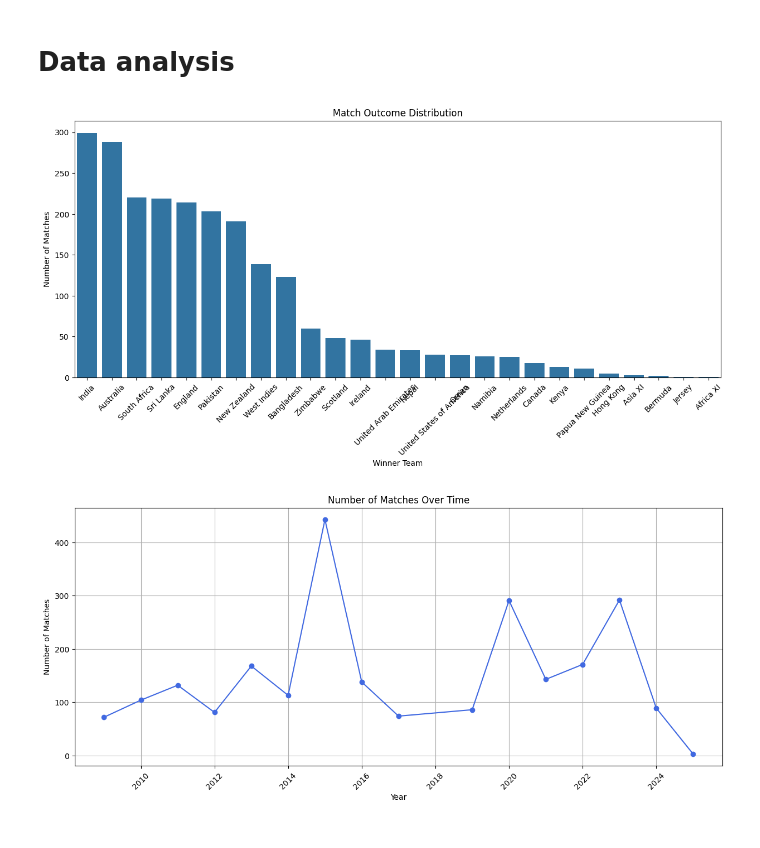
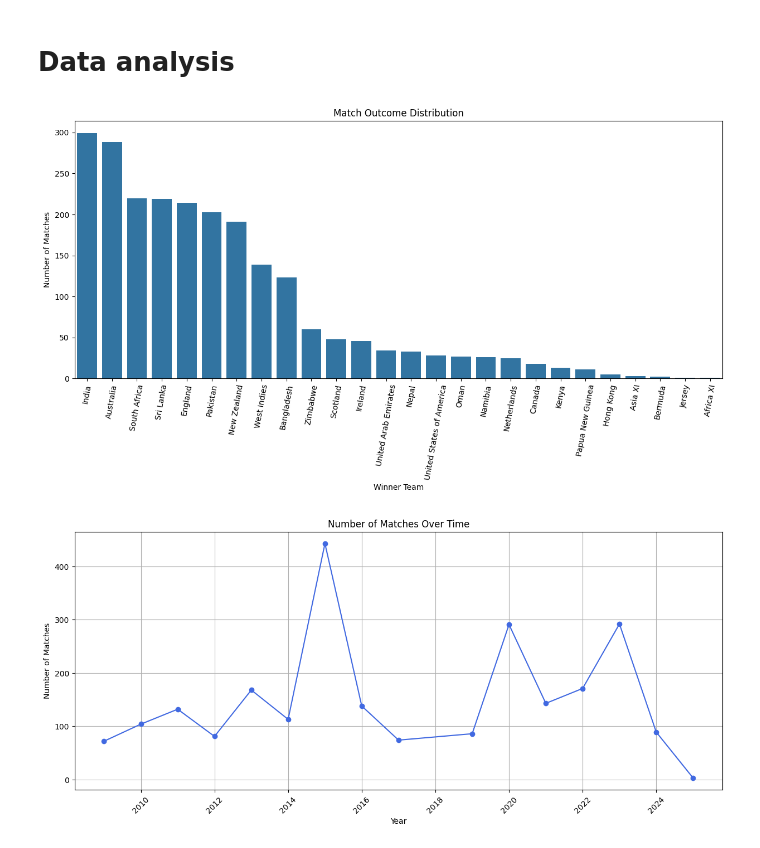
Before and after one commit to adimail/fantasy-sports-machine-learning, a Jupyter notebook: Data analysis.ipynb, the cells around one changed output. Saved outputs shown, nothing was run; the diff lists cells and outputs as text; code cells hidden in the pictures.

```diff
--- a/Data analysis.ipynb
+++ b/Data analysis.ipynb
@@ -95,8 +95,14 @@ import json
 import pandas as pd
 import numpy as np
 # %%
-folder_path = './odis_json/'
-output_folder = './odi_csv/'
+json_folder = './odis_json/'
+csv_folder = './odi_csv/'
+output_folder = './output/'
+
 match_summary_list = []
-data_list = []
+player_stats_dict = {}
+match_timeseries_data = []
+
+if not os.path.exists(output_folder):
+    os.makedirs(output_folder)
 # %%
@@ -250,13 +364,13 @@ import seaborn as sns
 # %%
 plt.figure(figsize=(15, 6))
 sns.countplot(data=df, x='outcome_winner', order=df['outcome_winner'].value_counts().index)
 plt.title('Match Outcome Distribution')
 plt.ylabel('Number of Matches')
 plt.xlabel('Winner Team')
-plt.xticks(rotation=45)
+plt.xticks(rotation=80)
 plt.show()
 # %% [output]
-[figure, old version]
+[figure, new version]
 # %%
 df['created'] = pd.to_datetime(df['created'])
 
```
Also changed, not shown: parts of 24 cells of this notebook.
